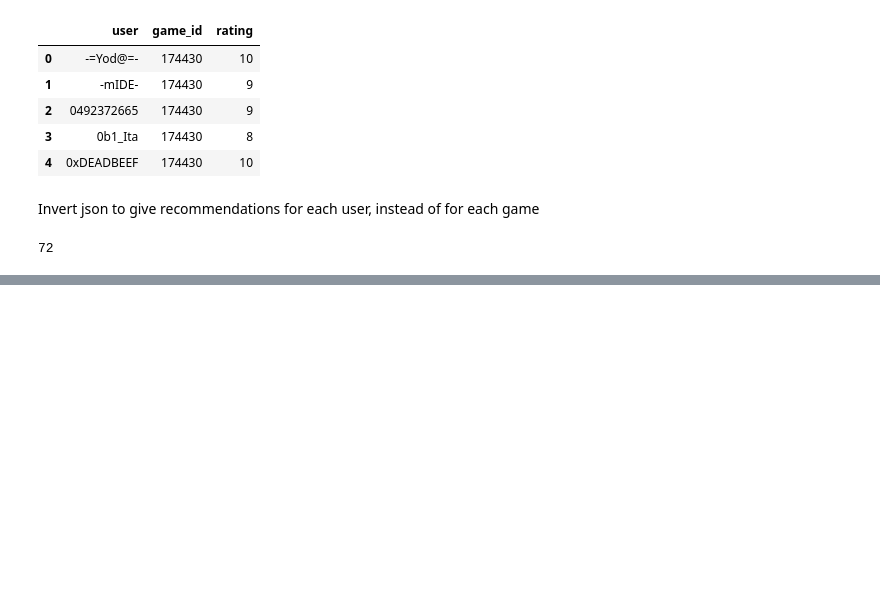
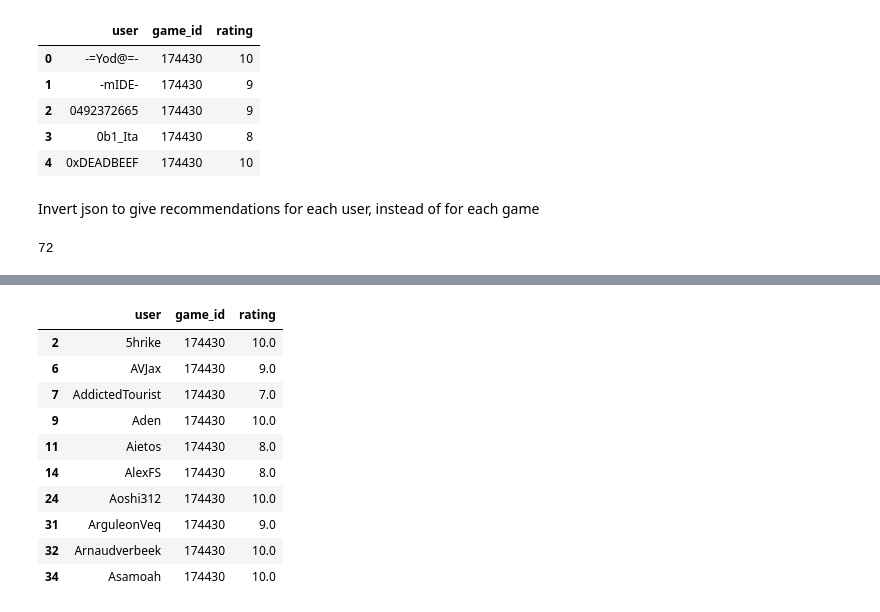
Before and after one commit to MichoelSnow/bgg, a Jupyter notebook: notebooks/recommender_system.ipynb, the cells around one changed output, grey strips where cells are left out. Saved outputs shown, nothing was run; the diff lists cells and outputs as text; code cells hidden in the pictures; blank space fills up the shorter version.

```diff
--- a/notebooks/recommender_system.ipynb
+++ b/notebooks/recommender_system.ipynb
@@ -79,0 +134,23 @@ df.loc['protect3f'].notnull().sum()
+# %%
+idx2user = {v:k for k,v in cf.user2idx.items()}
+idx2item = {v:k for k,v in cf.item2idx.items()}
+# %%
+bb = learn.data.val_ds.xs
+us_list = []
+gm_list = []
+for i in range(10):
+    us_list.append(idx2user[bb[0][i]])
+    gm_list.append(idx2item[bb[1][i]])
+df_melt_small.loc[(df_melt_small.user.isin(us_list)) & (df_melt_small.game_id==gm_list[0]),:]
+# %% [output]
+|  | user | game_id | rating |
+| 2 | 5hrike | 174430 | 10.0 |
+| 6 | AVJax | 174430 | 9.0 |
+| 7 | AddictedTourist | 174430 | 7.0 |
+| 9 | Aden | 174430 | 10.0 |
+| 11 | Aietos | 174430 | 8.0 |
+| 14 | AlexFS | 174430 | 8.0 |
+| 24 | Aoshi312 | 174430 | 10.0 |
+| 31 | ArguleonVeq | 174430 | 9.0 |
+| 32 | Arnaudverbeek | 174430 | 10.0 |
+| 34 | Asamoah | 174430 | 10.0 |
```
Also changed, not shown: parts of 28 cells of this notebook.
